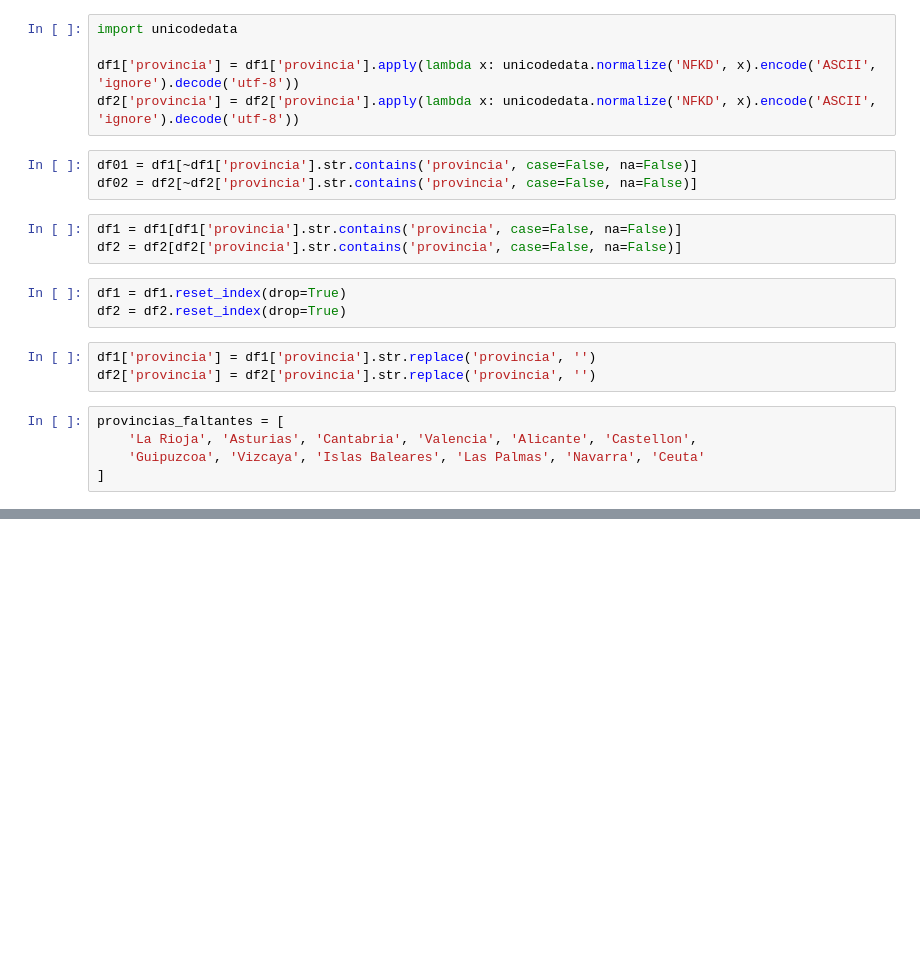
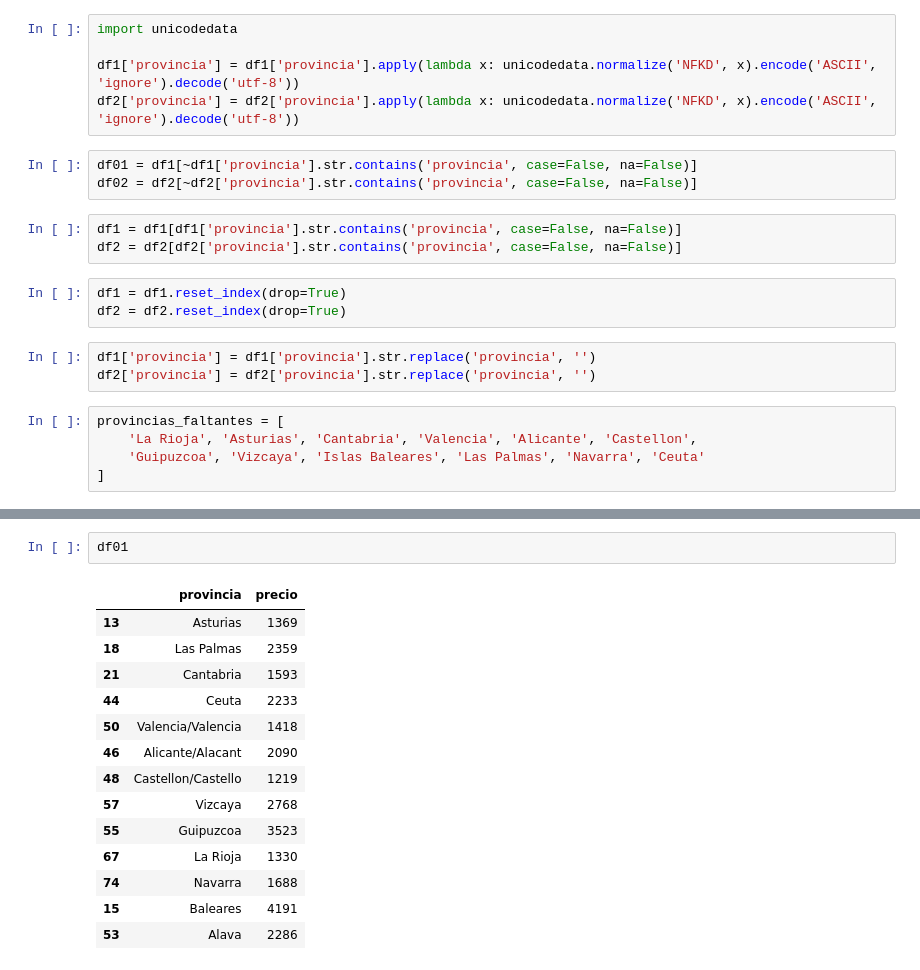
Before and after one commit to Gbau11/Analisis-de-la-vivienda-Idealista, a Jupyter notebook: jupyter/espana/Analisis_espana.ipynb, the cells around one changed output, grey strips where cells are left out. Drawn from its saved outputs; the diff is of its cells as text; blank space fills up the shorter version.

```diff
--- a/jupyter/espana/Analisis_espana.ipynb
+++ b/jupyter/espana/Analisis_espana.ipynb
@@ -82,0 +137,17 @@ nuevo_df02
+# %%
+df01
+# %% [output]
+|  | provincia | precio |
+| 13 | Asturias | 1369 |
+| 18 | Las Palmas | 2359 |
+| 21 | Cantabria | 1593 |
+| 44 | Ceuta | 2233 |
+| 50 | Valencia/Valencia | 1418 |
+| 46 | Alicante/Alacant | 2090 |
+| 48 | Castellon/Castello | 1219 |
+| 57 | Vizcaya | 2768 |
+| 55 | Guipuzcoa | 3523 |
+| 67 | La Rioja | 1330 |
+| 74 | Navarra | 1688 |
+| 15 | Baleares | 4191 |
+| 53 | Alava | 2286 |
```
Also changed, not shown: parts of 14 cells of this notebook, 1 other file.
